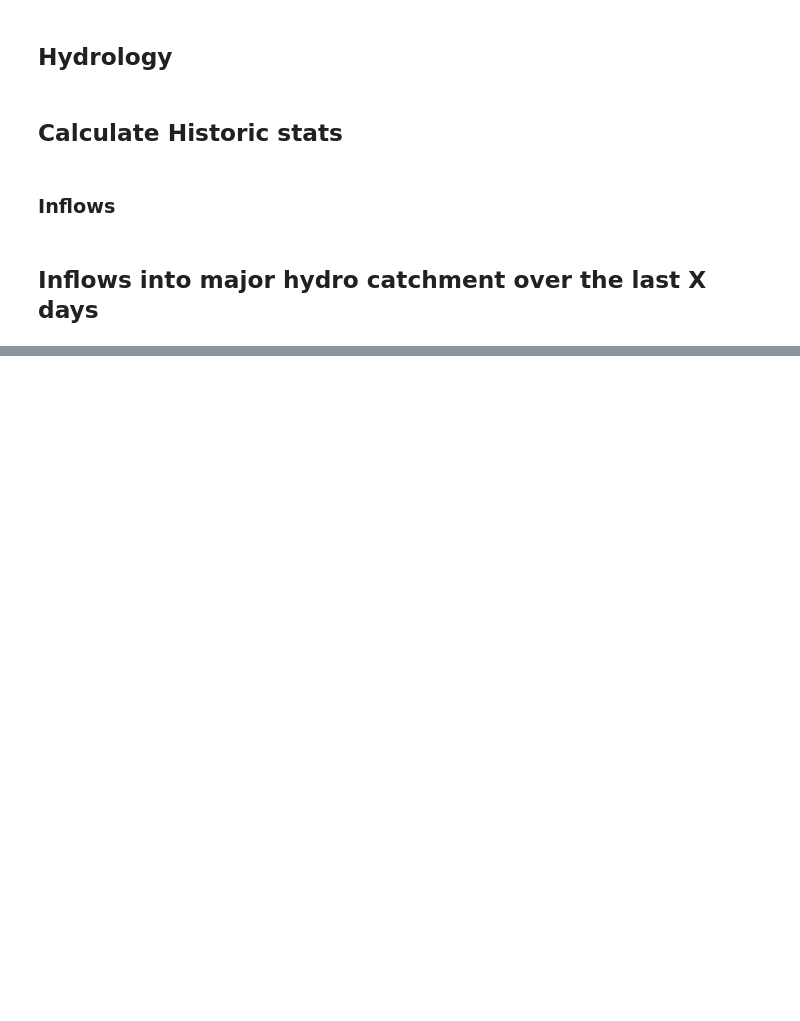
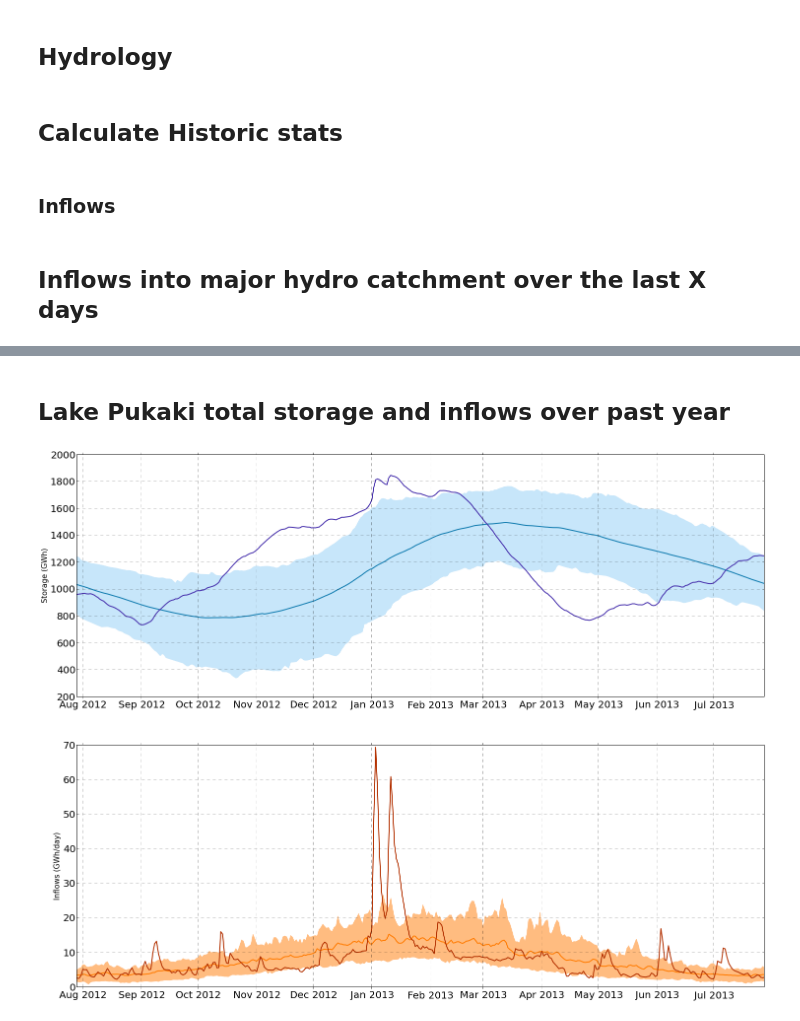
Before and after one commit to jcrabtree/reporting, a Jupyter notebook: hydrology.ipynb, the cells around one changed output, grey strips where cells are left out. Cells and saved outputs as stored; diff of their text form; code cells hidden in the pictures; blank space fills up the shorter version.

```diff
--- a/hydrology.ipynb
+++ b/hydrology.ipynb
@@ -91,0 +121,6 @@ x
+# %% [markdown]
+## Lake Pukaki total storage and inflows over past year
+# %%
+hydrology_plot(Pukaki)
+# %% [output]
+[figure, added]
```
Also changed, not shown: parts of 22 cells of this notebook.
